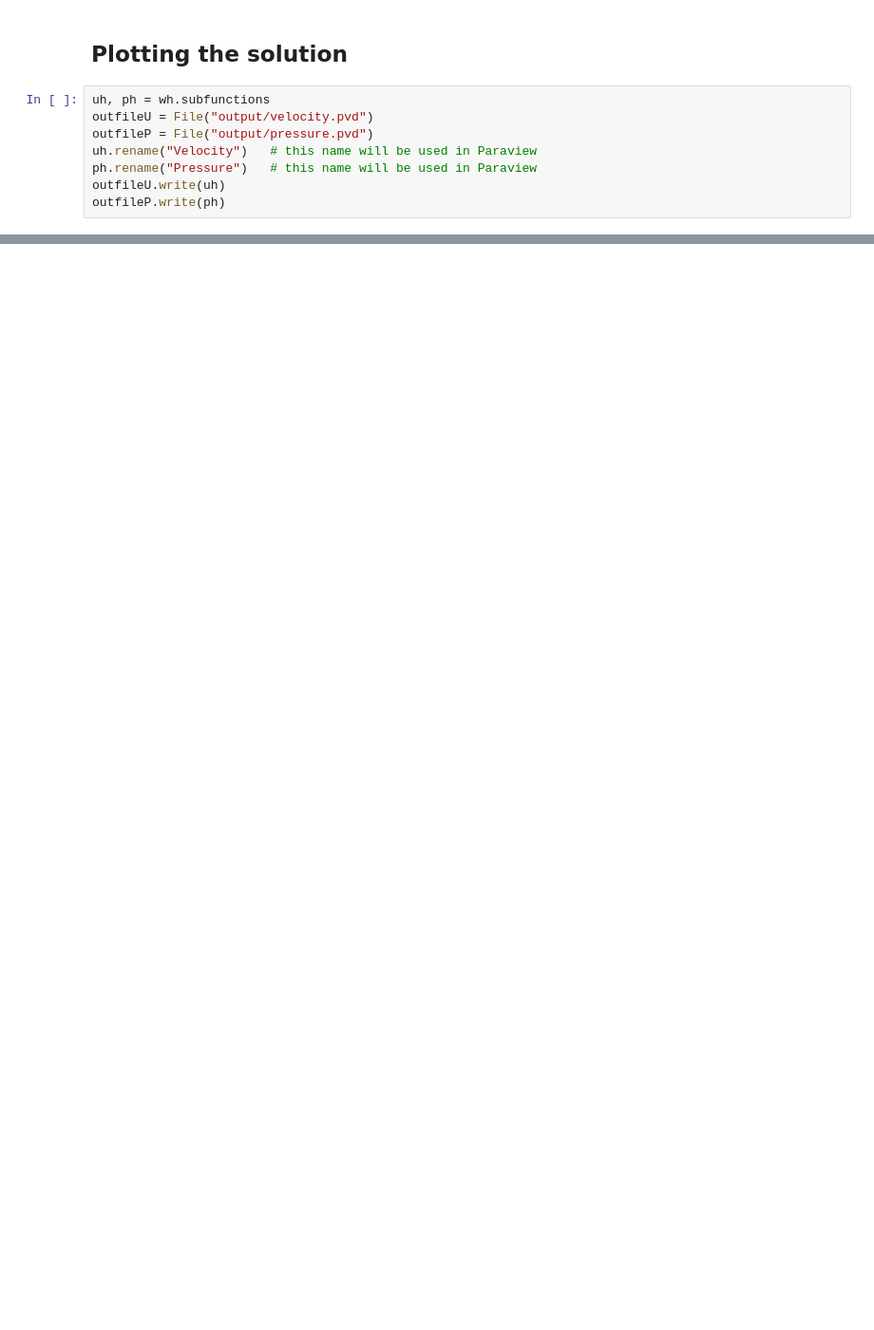
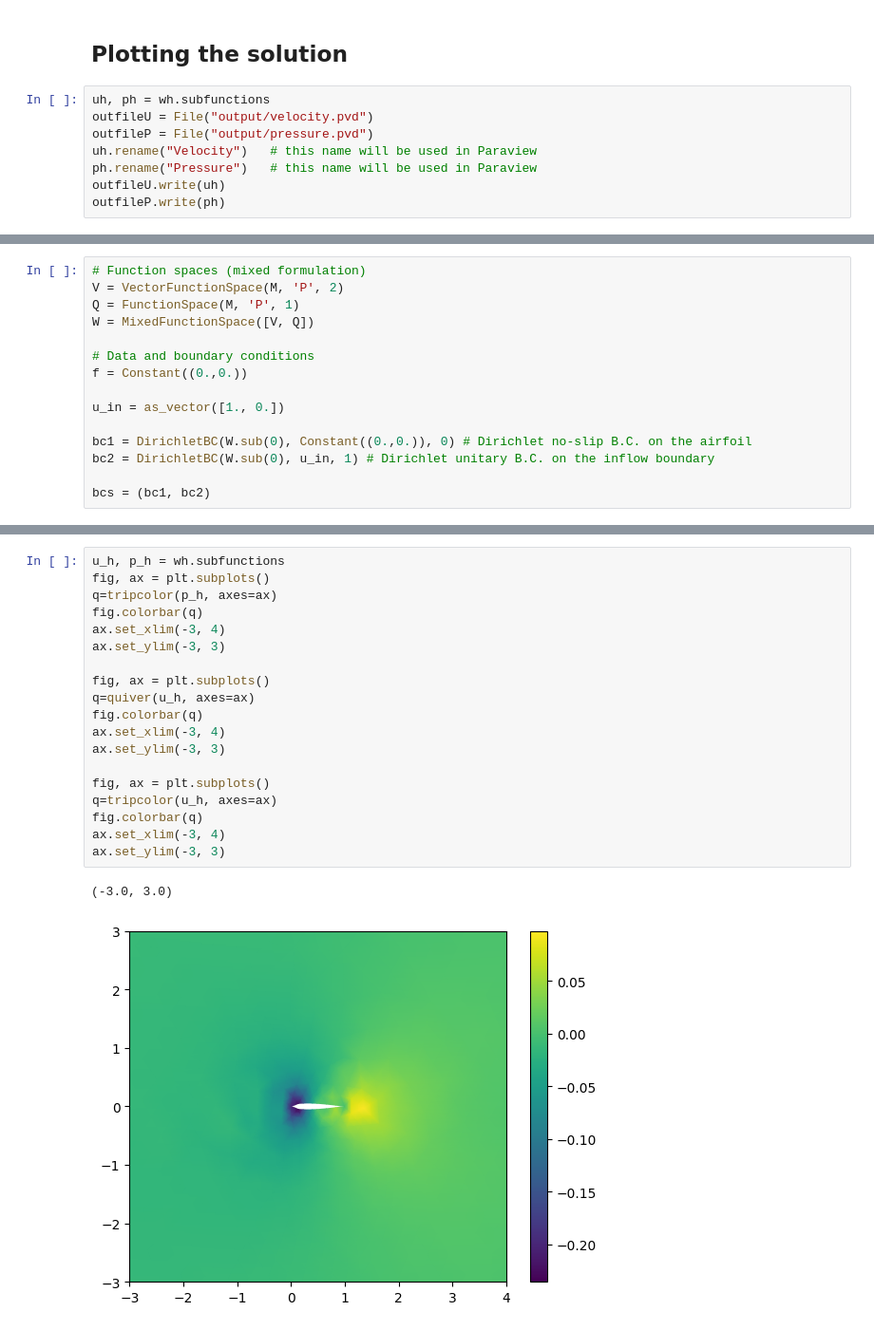
Before and after one commit to gupo33/ProgettoNAPDE, a Jupyter notebook: Progetto Napde.ipynb, the cells around one changed output, grey strips where cells are left out. Shown at 95% size. Drawn from its saved outputs; the diff is of its cells as text; blank space fills up the shorter version.

```diff
--- a/Progetto Napde.ipynb
+++ b/Progetto Napde.ipynb
@@ -263,0 +301,15 @@ ax.set_ylim(-3, 3)
+# %%
+# Function spaces (mixed formulation)
+V = VectorFunctionSpace(M, 'P', 2)
+Q = FunctionSpace(M, 'P', 1)
+W = MixedFunctionSpace([V, Q])
+
+# Data and boundary conditions
+f = Constant((0.,0.))
+
+u_in = as_vector([1., 0.])
+
+bc1 = DirichletBC(W.sub(0), Constant((0.,0.)), 0) # Dirichlet no-slip B.C. on the airfoil
+bc2 = DirichletBC(W.sub(0), u_in, 1) # Dirichlet unitary B.C. on the inflow boundary
+
+bcs = (bc1, bc2)
@@ -263,0 +361,22 @@ ax.set_ylim(-3, 3)
+# %%
+u_h, p_h = wh.subfunctions
+fig, ax = plt.subplots()
+q=tripcolor(p_h, axes=ax)
+fig.colorbar(q)
+ax.set_xlim(-3, 4)
+ax.set_ylim(-3, 3)
+
+fig, ax = plt.subplots()
+q=quiver(u_h, axes=ax)
+fig.colorbar(q)
+ax.set_xlim(-3, 4)
+ax.set_ylim(-3, 3)
+
+fig, ax = plt.subplots()
+q=tripcolor(u_h, axes=ax)
+fig.colorbar(q)
+ax.set_xlim(-3, 4)
+ax.set_ylim(-3, 3)
+# %% [output]
+(-3.0, 3.0)
+[figure, added]
```
Also changed, not shown: parts of 16 cells of this notebook, 4 other files.
